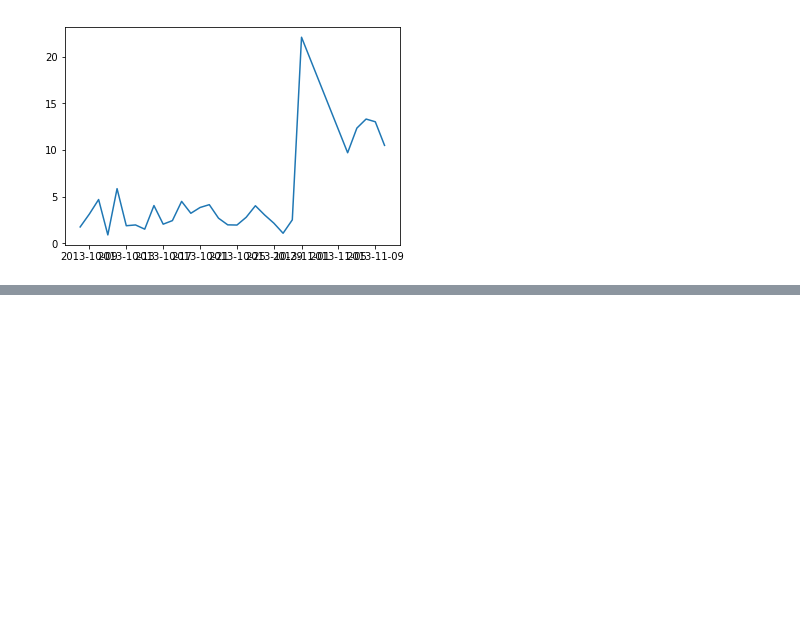
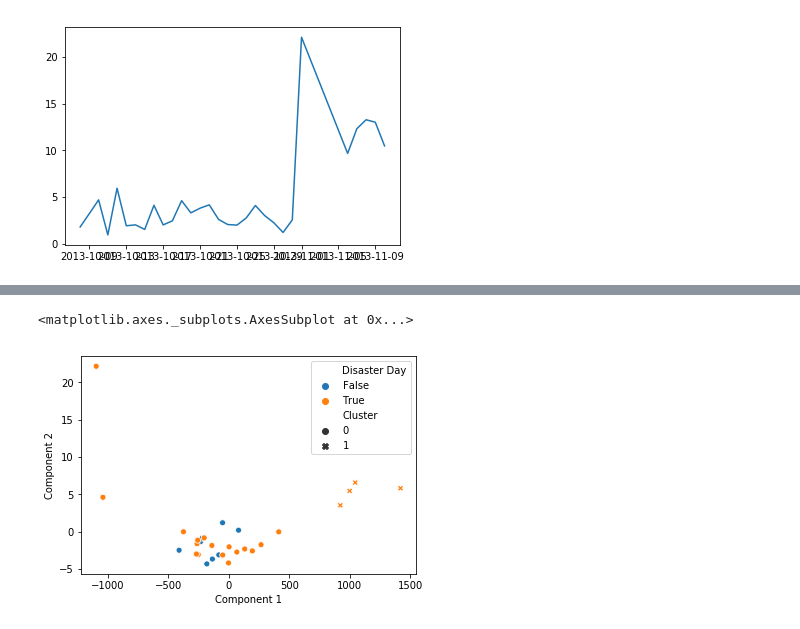
Before and after one commit to Matt-Carney/Natural_Disaster, a Jupyter notebook: Natural_Disaster.ipynb, the cells around one changed output, grey strips where cells are left out. Cells and saved outputs as stored; diff of their text form; code cells hidden in the pictures; blank space fills up the shorter version.

```diff
--- a/Natural_Disaster.ipynb
+++ b/Natural_Disaster.ipynb
@@ -337,0 +390,6 @@ Aus1_2.shape
+# %%
+two_comp = pd.DataFrame(
+    {'Component 1': x,
+     'Component 2': y,
+     'Cluster': j,
+     'Disaster Day': z})
@@ -338,3 +416,8 @@ Aus1_2.shape
+# %%
+sns.scatterplot(x=two_comp['Component 1'], y=two_comp['Component 2'], hue =two_comp['Disaster Day'], style = two_comp['Cluster'])
+# %% [output]
+<matplotlib.axes._subplots.AxesSubplot at 0x...>
+[figure, added]
 # %%
 napa_2.to_csv('napa_22.csv')
 # %%
```
Also changed, not shown: parts of 30 cells of this notebook.
